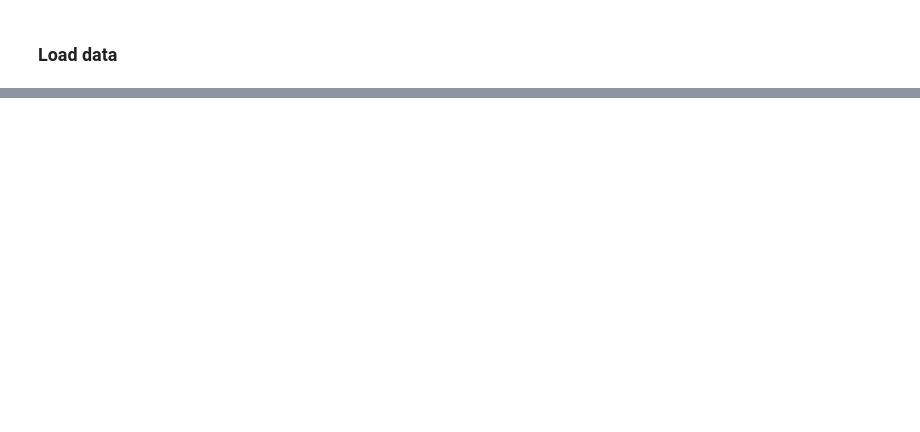
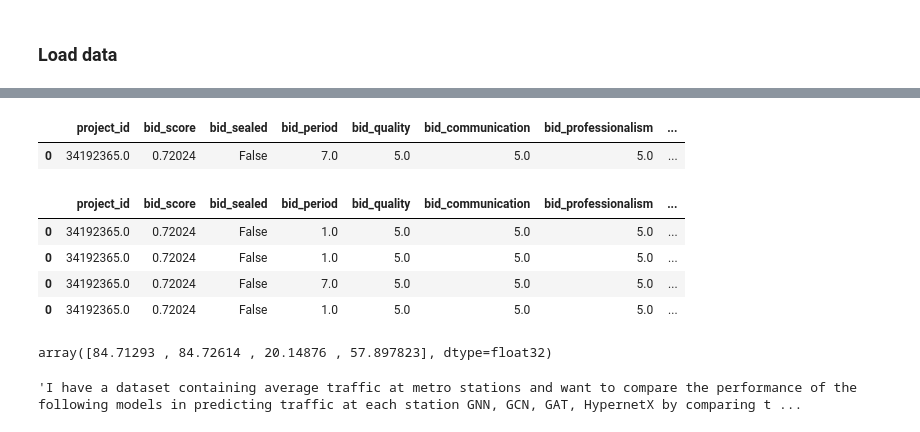
Before and after one commit to hanzo-hasashi-x/proposals-analyze, a Jupyter notebook: bids_generation.ipynb, the cells around one changed output, grey strips where cells are left out. Cells and saved outputs as stored; diff of their text form; code cells hidden in the pictures; blank space fills up the shorter version.

```diff
--- a/bids_generation.ipynb
+++ b/bids_generation.ipynb
@@ -168,0 +480,37 @@ bid_text
+# %%
+first_iteration = iterations[list(iterations.keys())[3]] # 3rd
+project = first_iteration['project']
+project_without_sealed_bids = first_iteration['project_without_sealed']
+
+probs = predict_bids_probs(prepare_data(project_without_sealed_bids)) * 100
+probs_descending = np.argsort(probs)[::-1]
+
+index = np.argmax(probs)
+# %%
+best_bid = project.iloc[index].copy()
+a = best_bid.to_dict()
+# %%
+utils.prepare_df(pd.DataFrame(columns=list(a.keys()), data=[list(a.values())]))
+# %% [output]
+|  | project_id | bid_score | bid_sealed | bid_period | bid_quality | bid_communication | bid_professionalism | ... |
+| 0 | 34192365.0 | 0.72024 | False | 7.0 | 5.0 | 5.0 | 5.0 | ... |
+# %%
+bids_texts = first_iteration['bids_texts']
+
+bids = [generate_bid(best_bid.copy(), bid_text) for bid_text in bids_texts]
+
+pd.concat(bids)
+# %% [output]
+|  | project_id | bid_score | bid_sealed | bid_period | bid_quality | bid_communication | bid_professionalism | ... |
+| 0 | 34192365.0 | 0.72024 | False | 1.0 | 5.0 | 5.0 | 5.0 | ... |
+| 0 | 34192365.0 | 0.72024 | False | 1.0 | 5.0 | 5.0 | 5.0 | ... |
+| 0 | 34192365.0 | 0.72024 | False | 7.0 | 5.0 | 5.0 | 5.0 | ... |
+| 0 | 34192365.0 | 0.72024 | False | 1.0 | 5.0 | 5.0 | 5.0 | ... |
+# %%
+first_iteration['generated_bids_probs'] * 100
+# %% [output]
+array([84.71293 , 84.72614 , 20.14876 , 57.897823], dtype=float32)
+# %%
+best_bid['project_description']
+# %% [output]
+'I have a dataset containing average traffic at metro stations and want to compare the performance of the following models in predicting traffic at each station GNN, GCN, GAT, HypernetX by comparing t ...
```
Also changed, not shown: parts of 58 cells of this notebook, 12 other files.
